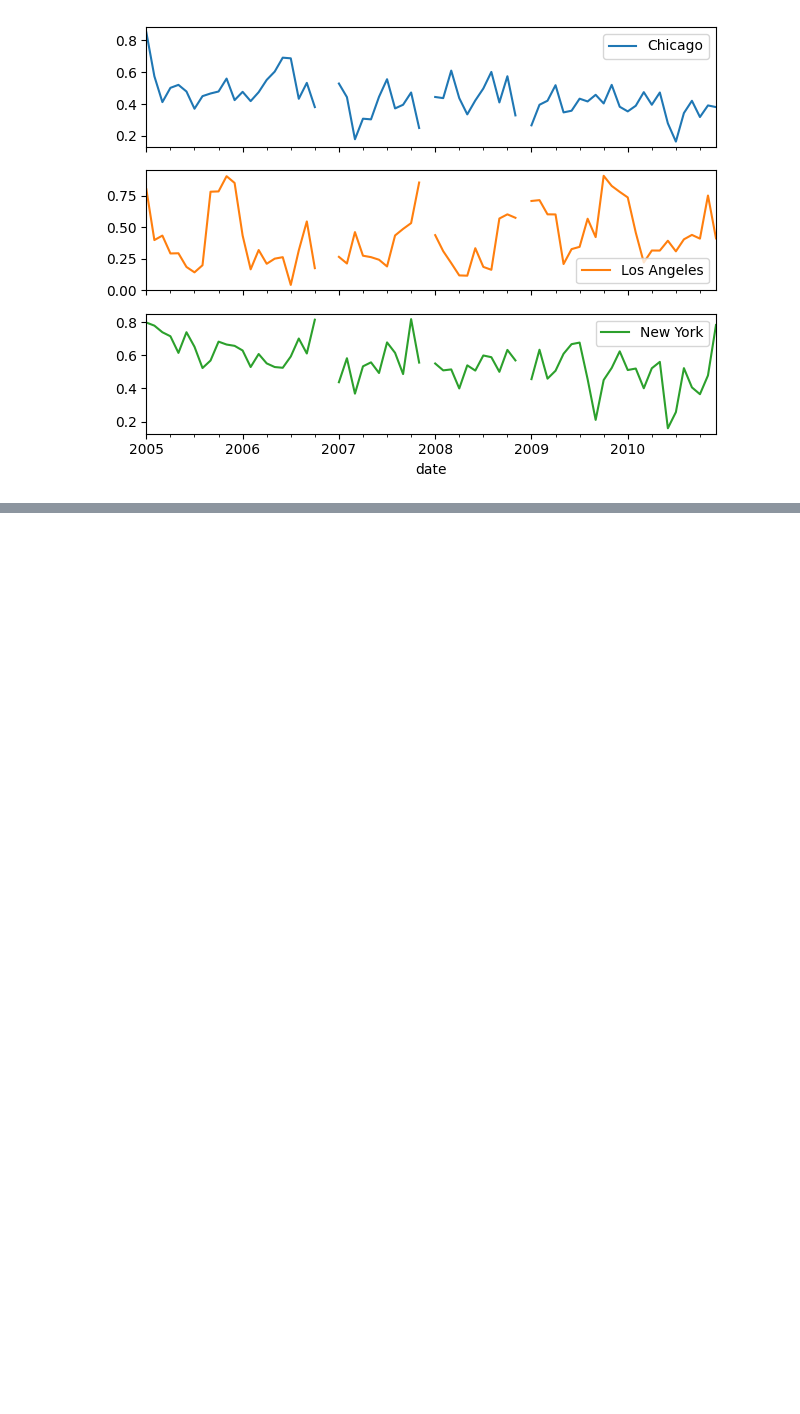
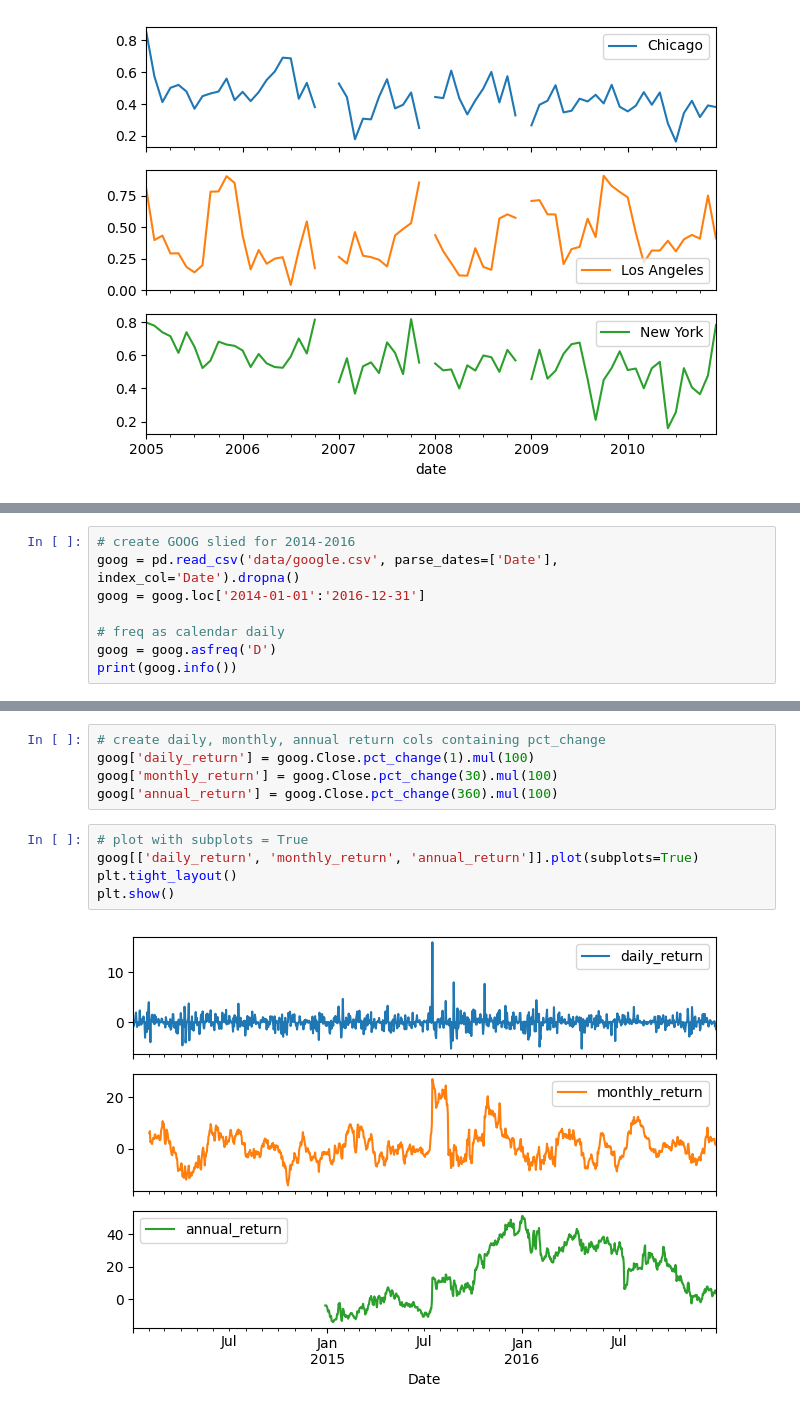
Before and after one commit to zoonalink/sandbox, a Jupyter notebook: Python/DataCamp/timeseries-manipulating/1-timeseries-pandas.ipynb, the cells around one changed output, grey strips where cells are left out. Drawn from its saved outputs; the diff is of its cells as text; blank space fills up the shorter version.

```diff
--- a/Python/DataCamp/timeseries-manipulating/1-timeseries-pandas.ipynb
+++ b/Python/DataCamp/timeseries-manipulating/1-timeseries-pandas.ipynb
@@ -284,0 +408,8 @@ plt.show()
+# %%
+# create GOOG slied for 2014-2016
+goog = pd.read_csv('data/google.csv', parse_dates=['Date'], index_col='Date').dropna()
+goog = goog.loc['2014-01-01':'2016-12-31']
+
+# freq as calendar daily
+goog = goog.asfreq('D')
+print(goog.info())
@@ -284,0 +427,12 @@ plt.show()
+# %%
+# create daily, monthly, annual return cols containing pct_change
+goog['daily_return'] = goog.Close.pct_change(1).mul(100)
+goog['monthly_return'] = goog.Close.pct_change(30).mul(100)
+goog['annual_return'] = goog.Close.pct_change(360).mul(100)
+# %%
+# plot with subplots = True
+goog[['daily_return', 'monthly_return', 'annual_return']].plot(subplots=True)
+plt.tight_layout()
+plt.show()
+# %% [output]
+[figure, added]
```
Also changed, not shown: parts of 9 cells of this notebook.
